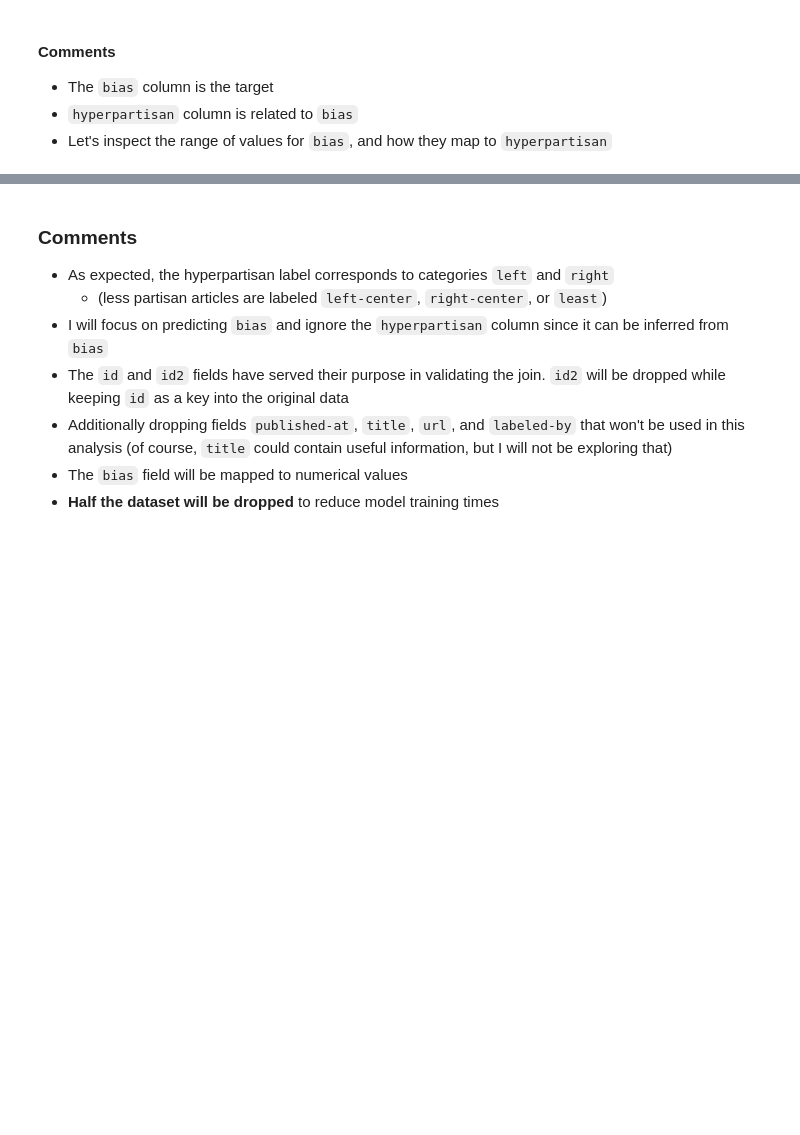
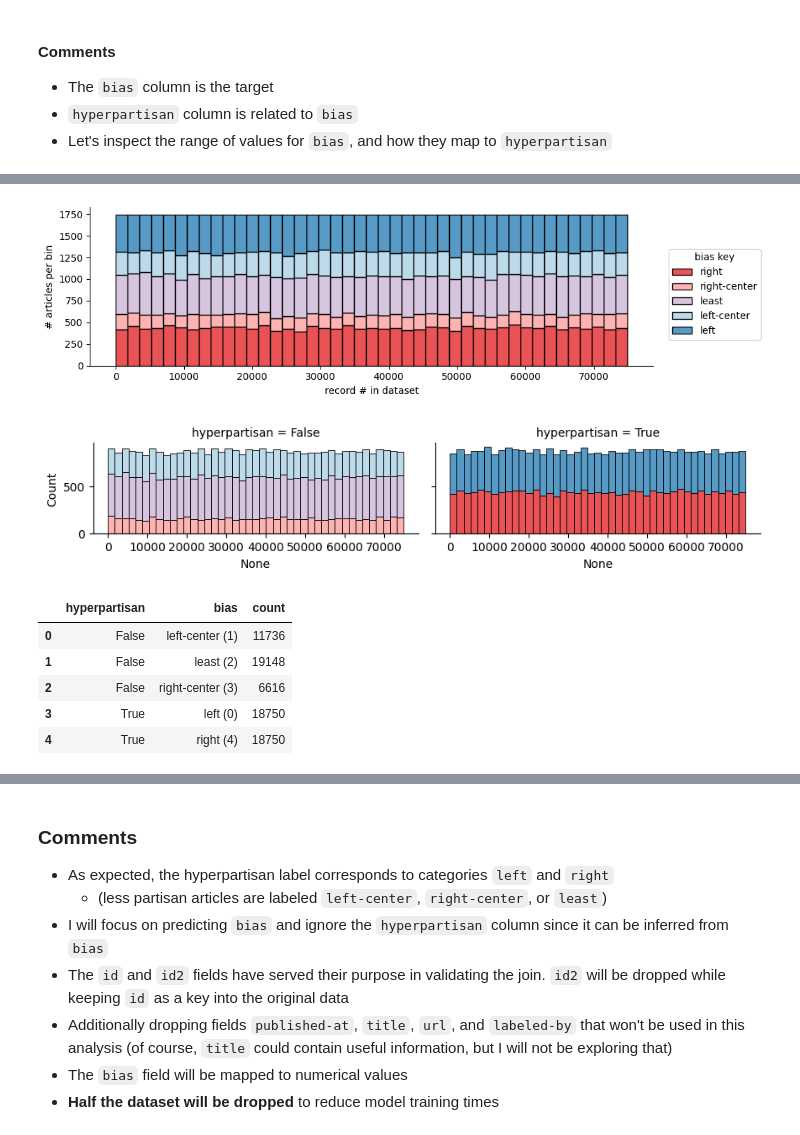
Before and after one commit to adhavle/hyperpartisan-news-detection, a Jupyter notebook: hyperpartisan-news-detection-three-methods.ipynb, the cells around one changed output, grey strips where cells are left out. Saved outputs shown, nothing was run; the diff lists cells and outputs as text; code cells hidden in the pictures; blank space fills up the shorter version.

```diff
--- a/hyperpartisan-news-detection-three-methods.ipynb
+++ b/hyperpartisan-news-detection-three-methods.ipynb
@@ -120,13 +120,3 @@ memory usage: 9.3+ MB
  - The `bias` column is the target
  - `hyperpartisan` column is related to `bias`
  - Let's inspect the range of values for `bias`, and how they map to `hyperpartisan`
-# %%
-hy_df = df.groupby(['hyperpartisan', 'bias'])['bias'].count()
-h, b, c = [], [], []
-for k,v in hy_df.items():
-    h.append(k[0])
-    b.append(k[1])
-    c.append(v)
-
-pd.options.display.max_rows = len(h)
-display(pd.DataFrame({"hyperpartisan": h, "bias": b, "count": c}))
@@ -139,0 +138,70 @@ display(pd.DataFrame({"hyperpartisan": h, "bias": b, "count": c}))
+# %%
+base_palette = sns.color_palette("Paired")
+bias_palette = [
+    base_palette[1], # blue (left)
+    base_palette[0], # light blue (left-center)
+    base_palette[8], # purple (least)
+    base_palette[4], # light red (right-center)
+    base_palette[5], # red (right)
+]
+
+data_distribution_chart = sns.displot(
+    data = df,
+    x = df.index,
+    hue = "bias",
+    multiple = "stack",
+    height = 3,
+    aspect = 3,
+    hue_order = list(bias_mapping.values()),
+    palette = bias_palette,
+    legend = False
+)
+
+data_distribution_chart.set_xlabels("record # in dataset")
+data_distribution_chart.set_ylabels("# articles per bin")
+
+ax = data_distribution_chart.axes[0, 0]
+keys = list(bias_mapping.keys())
+keys.reverse()
+ax.legend(
+    labels = keys,
+    title = "bias key",
+    loc = "center right",
+    bbox_to_anchor=(0.7, 0.2, 0.5, 0.5)
+)
+
+plt.show()
+
+data_distribution_chart = sns.displot(
+    data = df,
+    x = df.index,
+    col = 'hyperpartisan',
+    hue = "bias",
+    multiple = "stack",
+    height = 2,
+    aspect = 2.2,
+    hue_order = list(bias_mapping.values()),
+    palette = bias_palette,
+    legend = False
+)
+
+plt.show()
+
+hy_df = df.groupby(['hyperpartisan', 'bias'])['bias'].count()
+h, b, c = [], [], []
+for k,v in hy_df.items():
+    h.append(k[0])
+    b.append(f"{bias_mapping_reverse[k[1]]} ({k[1]})")
+    c.append(v)
+
+pd.options.display.max_rows = len(h)
+display(pd.DataFrame({"hyperpartisan": h, "bias": b, "count": c}))
+# %% [output]
+[figure, added]
+[figure, added]
+|  | hyperpartisan | bias | count |
+| 0 | False | left-center (1) | 11736 |
+| 1 | False | least (2) | 19148 |
+| 2 | False | right-center (3) | 6616 |
+| 3 | True | left (0) | 18750 |
+| 4 | True | right (4) | 18750 |
```
Also changed, not shown: parts of 21 cells of this notebook, 3 other files.
